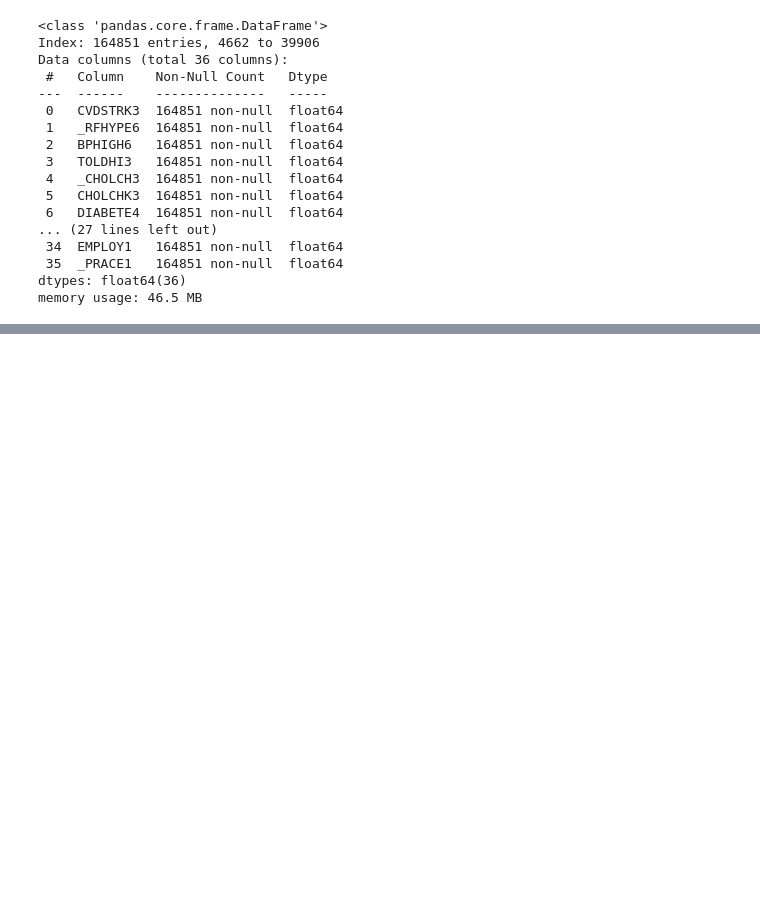
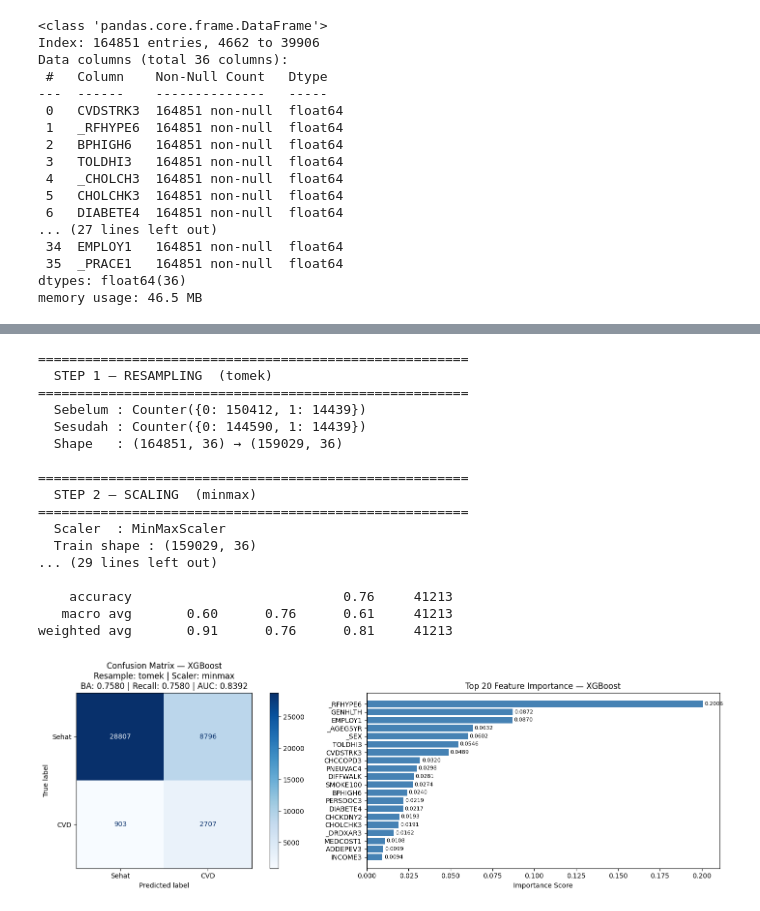
Before and after one commit to muhammadzuama/RisetCVD, a Jupyter notebook: trainingdata1fix1 copy/LabelHd.ipynb, the cells around one changed output, grey strips where cells are left out. Saved outputs shown, nothing was run; the diff lists cells and outputs as text; code cells hidden in the pictures; blank space fills up the shorter version.

```diff
--- a/trainingdata1fix1 copy/LabelHd.ipynb
+++ b/trainingdata1fix1 copy/LabelHd.ipynb
@@ -764,0 +788,30 @@ CHECKUP1    0.007211
+# %%
+# Ganti metode resampling & scaler
+results = resample_scale_train(
+    X_train, X_test, y_train, y_test,
+    resample_method = 'tomek',  # 'smote' | 'adasyn' | 'ros' | 'rus' |
+                                     # 'tomek' | 'enn' | 'smotetomek' | 'smoteenn' | None
+    scaler_type     = 'minmax',    # 'minmax' | 'standard' | 'robust' | None
+    n_estimators    = 300,
+    max_depth       = 6,
+    learning_rate   = 0.1,
+)
+# %% [output]
+=======================================================
+  STEP 1 — RESAMPLING  (tomek)
+=======================================================
+  Sebelum : Counter({0: 150412, 1: 14439})
+  Sesudah : Counter({0: 144590, 1: 14439})
+  Shape   : (164851, 36) → (159029, 36)
+
+=======================================================
+  STEP 2 — SCALING  (minmax)
+=======================================================
+  Scaler  : MinMaxScaler
+  Train shape : (159029, 36)
+... (29 lines left out)
+
+    accuracy                           0.76     41213
+   macro avg       0.60      0.76      0.61     41213
+weighted avg       0.91      0.76      0.81     41213
+[figure, added]
```
Also changed, not shown: parts of 9 cells of this notebook, 2 other files.
